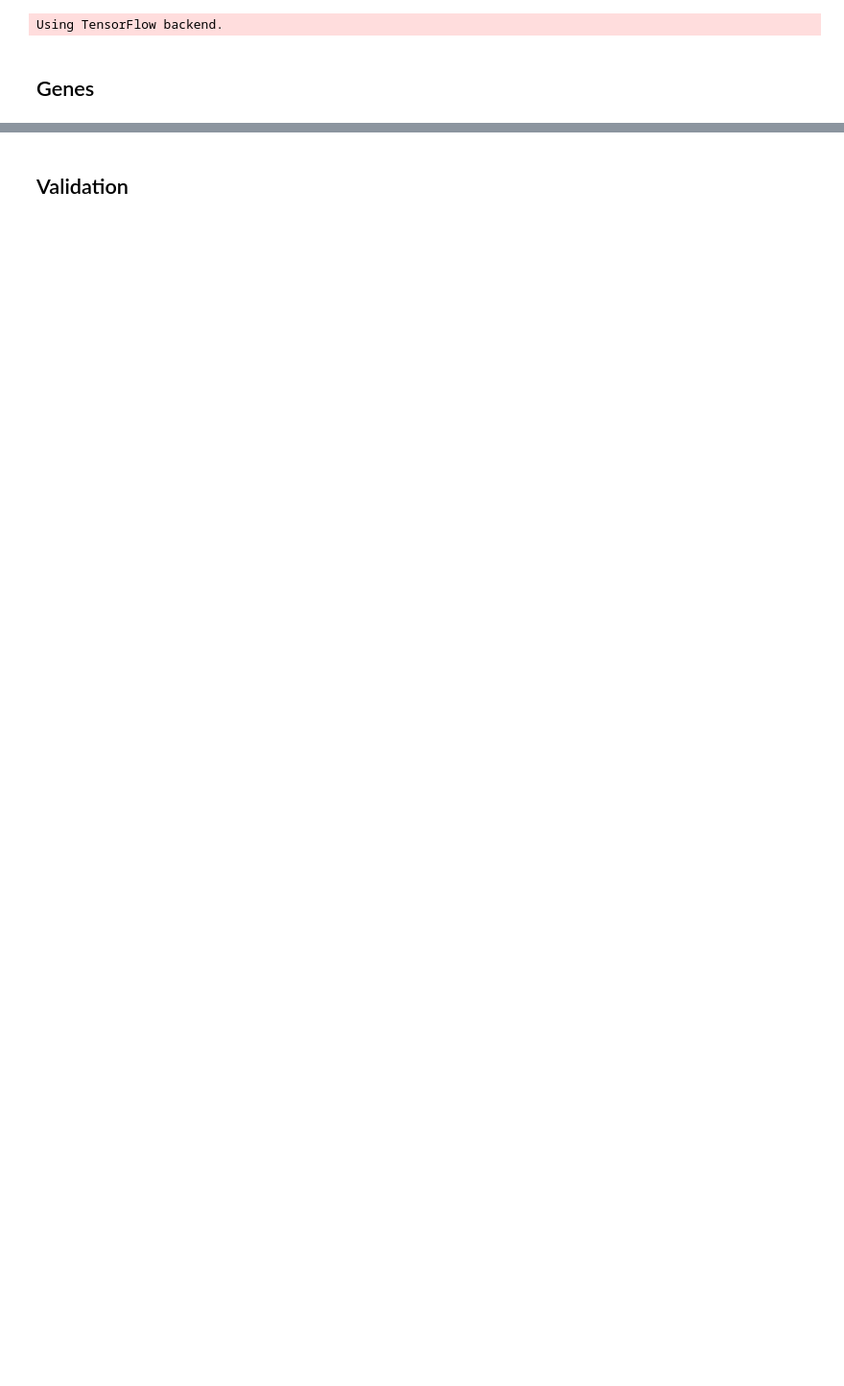
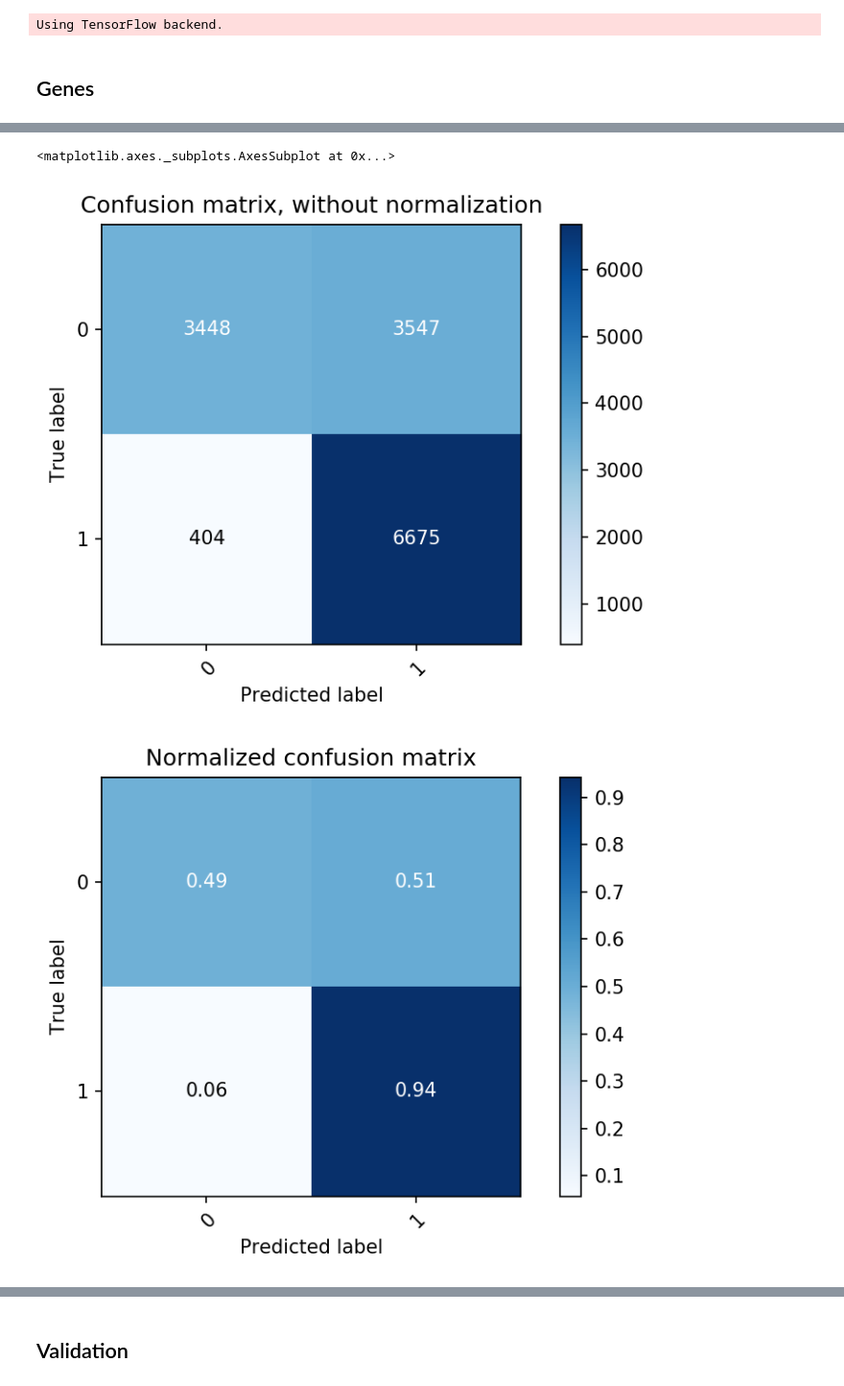
Before and after one commit to fhooton/DeepDrugRepurposer, a Jupyter notebook: Model - Val.ipynb, the cells around one changed output, grey strips where cells are left out. Shown: that part at 96% size. Drawn from its saved outputs; the diff is of its cells as text; code cells hidden in the pictures; blank space fills up the shorter version.

Commit message:
final calidation. More epochs needed

```diff
--- a/Model - Val.ipynb
+++ b/Model - Val.ipynb
@@ -145,8 +145,9 @@ def build_model():
     return model
 
 def fit_model(X, Y, Xt, Yt, filepath):
-    batch_size = 500
-    epochs = 30
+
+    batch_size = 2000
+    epochs = 25
 
     csv_logger = CSVLogger(filepath, append=True, separator=';')
 
@@ -161,9 +162,16 @@ def fit_model(X, Y, Xt, Yt, filepath):
     return model
 # %%
 amino = Data().load_conv_train()
-gene = Data().load_conv_train(is_amino=False)
+#gene = Data().load_conv_train(is_amino=False)
 # %% [markdown]
 ## Genes
 # %%
 targ_string = 'gene'
 data = gene.copy()
+# %%
+train = data[data.set=='train'].copy()#.sample(n=500)
+test  = train.sample(frac=.5, replace = True).copy()
+
+# Remove testing indicies
+train = train.loc[list(set(train.index.tolist()) - set(test.index.tolist())), :].reset_index(drop=True)
+test.reset_index(drop=True, inplace=True)
@@ -169,0 +197,2 @@ data = gene.copy()
+# %%
+model=fit_model(X, Y, X_test, Y_test, 'logs/%s_log.csv'% targ_string)
@@ -169,0 +223,8 @@ data = gene.copy()
+# %%
+plot_confusion_matrix(Y_test, Y_pred, classes=[0, 1],
+                      title='Confusion matrix, without normalization')
+
+# Plot normalized confusion matrix
+plot_confusion_matrix(Y_test, Y_pred, classes=[0, 1], normalize=True,
+                      title='Normalized confusion matrix')
+# %% [output]
@@ -169,0 +237,3 @@ data = gene.copy()
+<matplotlib.axes._subplots.AxesSubplot at 0x...>
+[figure, added]
+[figure, added]
```
Also changed, not shown: parts of 21 cells of this notebook, 2 other files.
